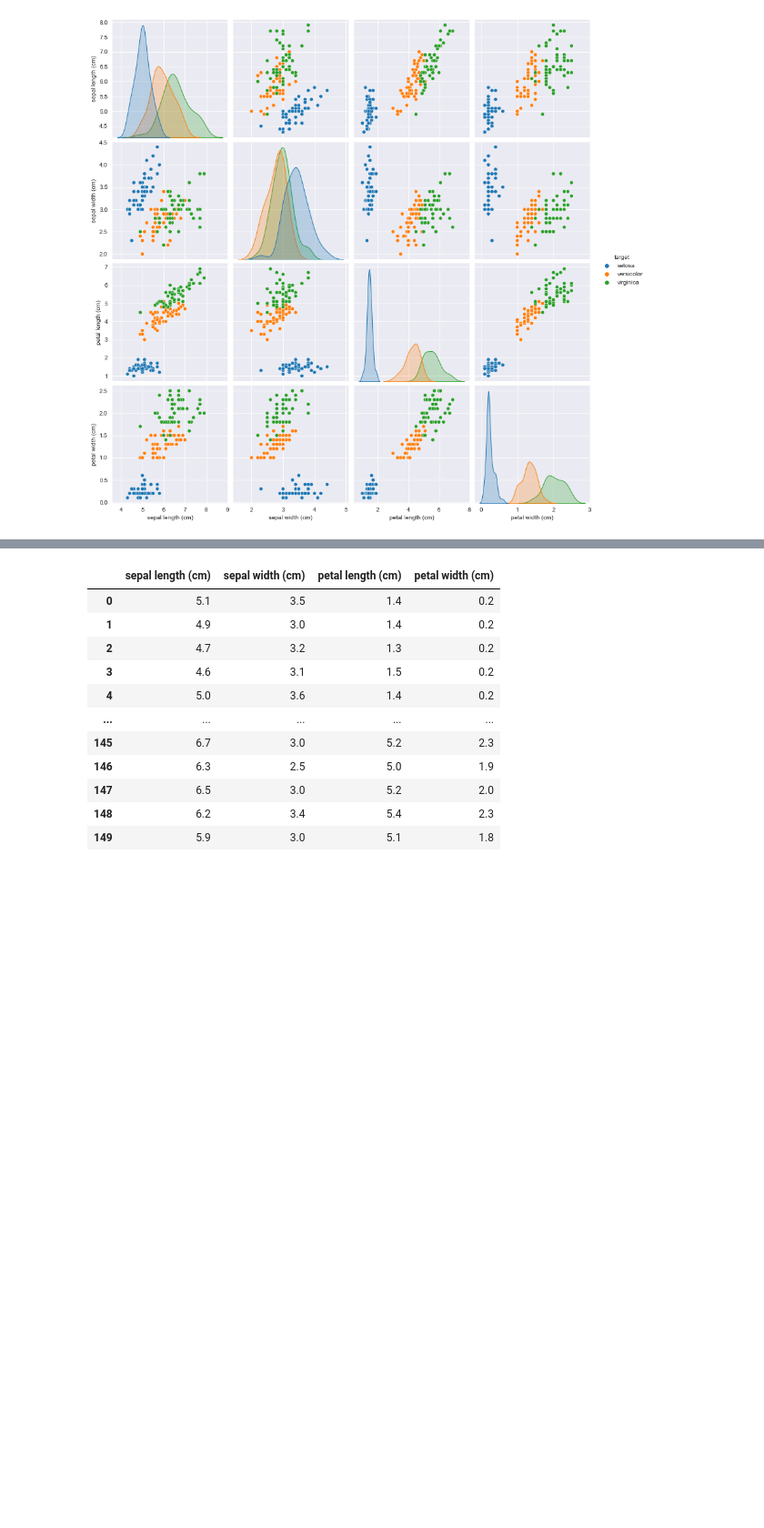
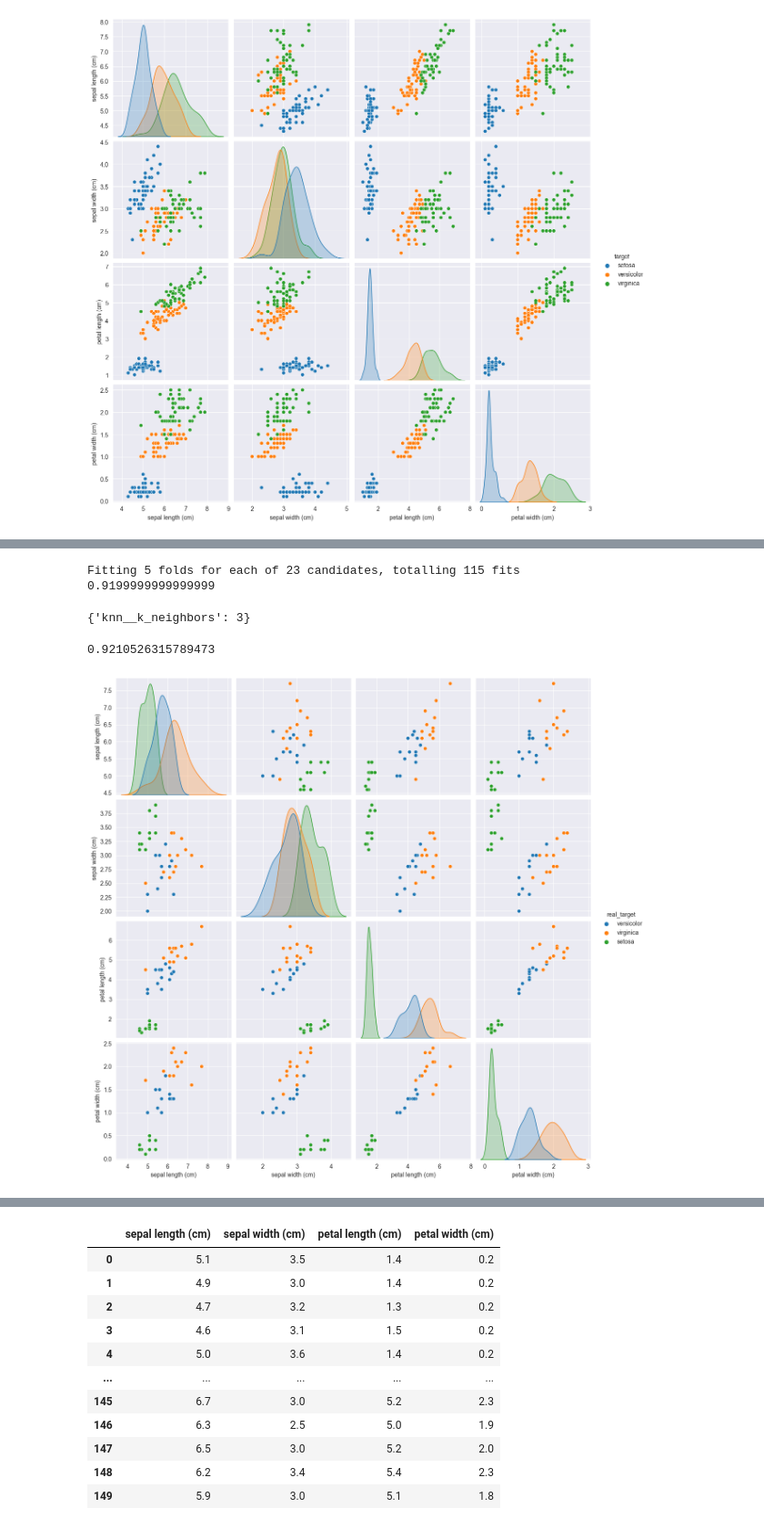
Before and after one commit to threeteck/ML.ITIS, a Jupyter notebook: 6.ipynb, the cells around one changed output, grey strips where cells are left out. Shown at 91% size. Cells and saved outputs as stored; diff of their text form; code cells hidden in the pictures; blank space fills up the shorter version.

```diff
--- a/6.ipynb
+++ b/6.ipynb
@@ -72,0 +131,15 @@ plt.show()
+# %%
+from sklearn.model_selection import GridSearchCV
+from sklearn.pipeline import Pipeline
+
+pipe = Pipeline([
+    ('scale', MinMaxScaler()),
+    ('knn', KNNClassifier())
+])
+
+param_grid = {
+    "knn__k_neighbors": np.arange(1, 24, 1)
+}
+
+grid = GridSearchCV(pipe, param_grid, cv=5, n_jobs=-1, scoring="accuracy", error_score='raise', verbose=True)
+grid
@@ -72,0 +154,31 @@ plt.show()
+# %%
+grid.fit(iris_df, target)
+print(grid.best_score_)
+grid.best_params_
+# %% [output]
+Fitting 5 folds for each of 23 candidates, totalling 115 fits
+0.9199999999999999
+{'knn__k_neighbors': 3}
+# %%
+from sklearn.metrics import accuracy_score
+from sklearn.model_selection import train_test_split
+
+X_train, X_test, y_train, y_test = train_test_split(iris_df, target, shuffle=True)
+pipe = Pipeline([
+    ('scale', MinMaxScaler()),
+    ('knn', KNNClassifier(k_neighbors=3))
+])
+
+pipe.fit(X_train, y_train)
+
+accuracy_score(y_test, pipe.predict(X_test))
+# %% [output]
+0.9210526315789473
+# %%
+X_test['pred_target'] = list(map(lambda x: iris.target_names[x], pipe.predict(X_test)))
+X_test['real_target'] = list(map(lambda x: iris.target_names[x], y_test))
+# %%
+sns.pairplot(X_test, hue='real_target', height=3, diag_kind="kde", hue_order=['versicolor', 'virginica', 'setosa'])
+plt.show()
+# %% [output]
+[figure, added]
```
Also changed, not shown: parts of 12 cells of this notebook.
